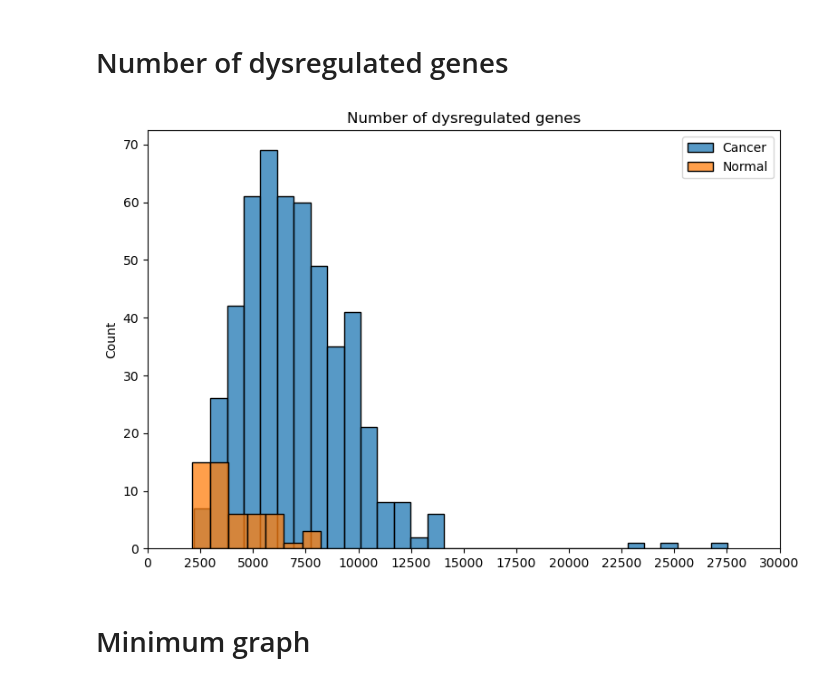
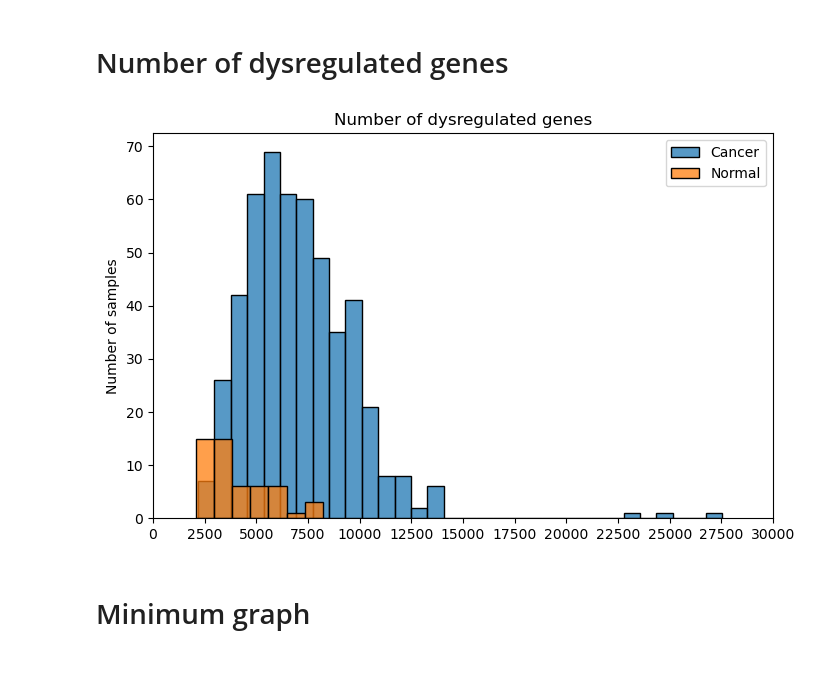
Before and after one commit to RobertoHePe/Causal_GE, a Jupyter notebook: Causal_GE_interpretation.ipynb, the cells around one changed output. Cells and saved outputs as stored; diff of their text form; code cells hidden in the pictures.

```diff
--- a/Causal_GE_interpretation.ipynb
+++ b/Causal_GE_interpretation.ipynb
@@ -143,17 +114,18 @@ for i in range(dysregulated_normal.shape[0]):
         if normal_sample[i, j] == 1:
             dysregulated_normal[i, j] = len(compressed_nodes_map[j])
 # %%
-plt.figure(figsize=(9, 6))
+plt.figure(figsize=(8, 5))
 sns.histplot(dysregulated_cancer.sum(axis=1), label='Cancer')
 sns.histplot(dysregulated_normal.sum(axis=1), label='Normal')
 plt.title('Number of dysregulated genes')
 plt.legend()
 plt.xticks(np.arange(0, 30001, 2500))
+plt.ylabel('Number of samples')
 #plt.savefig('Charts/Dysregulated_genes.pdf')
 #plt.yscale('log')
 plt.show()
 # %% [output]
-[figure, old version]
+[figure, new version]
 # %% [markdown]
 # Minimum graph
 # %%
```
Also changed, not shown: parts of 25 cells of this notebook.
